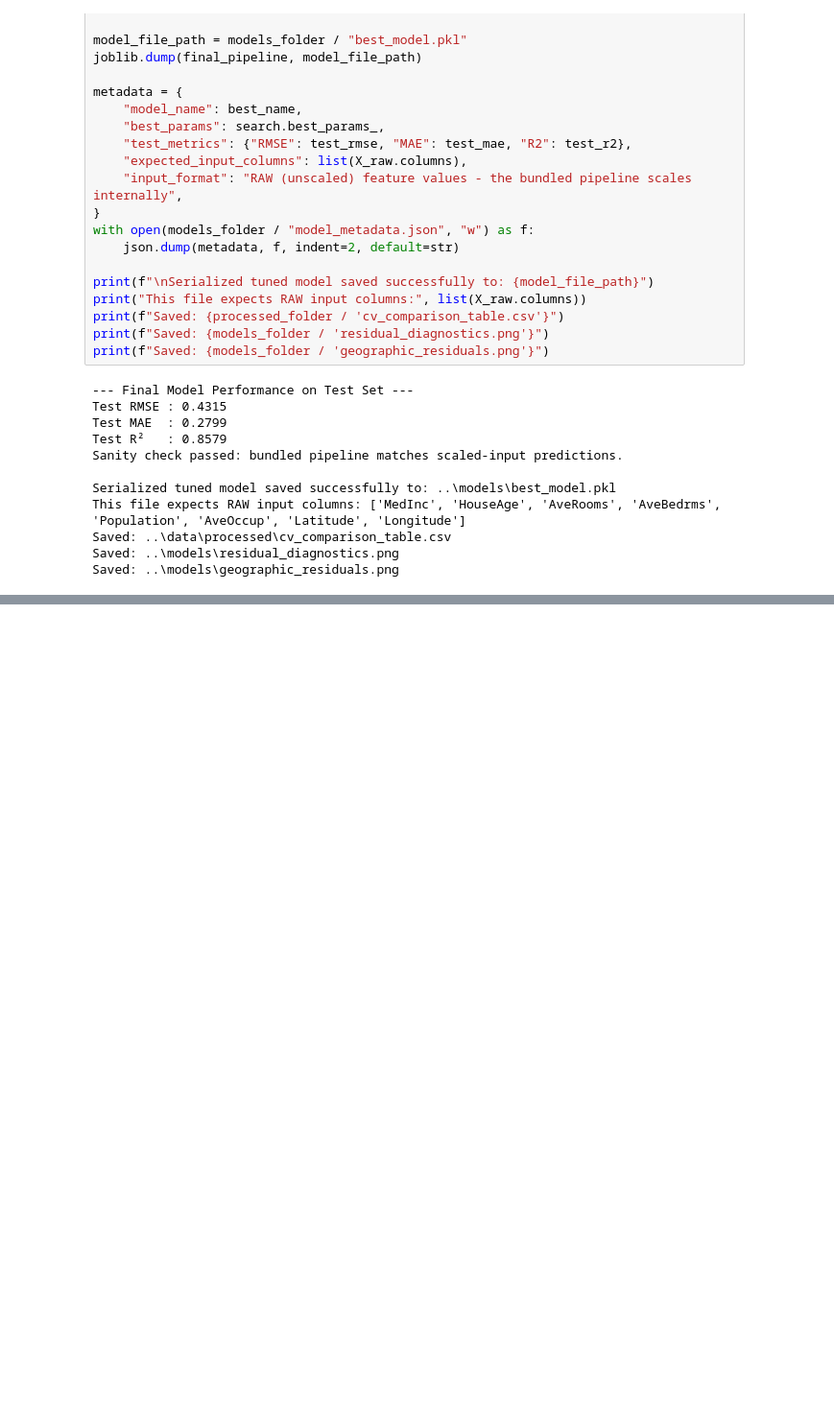
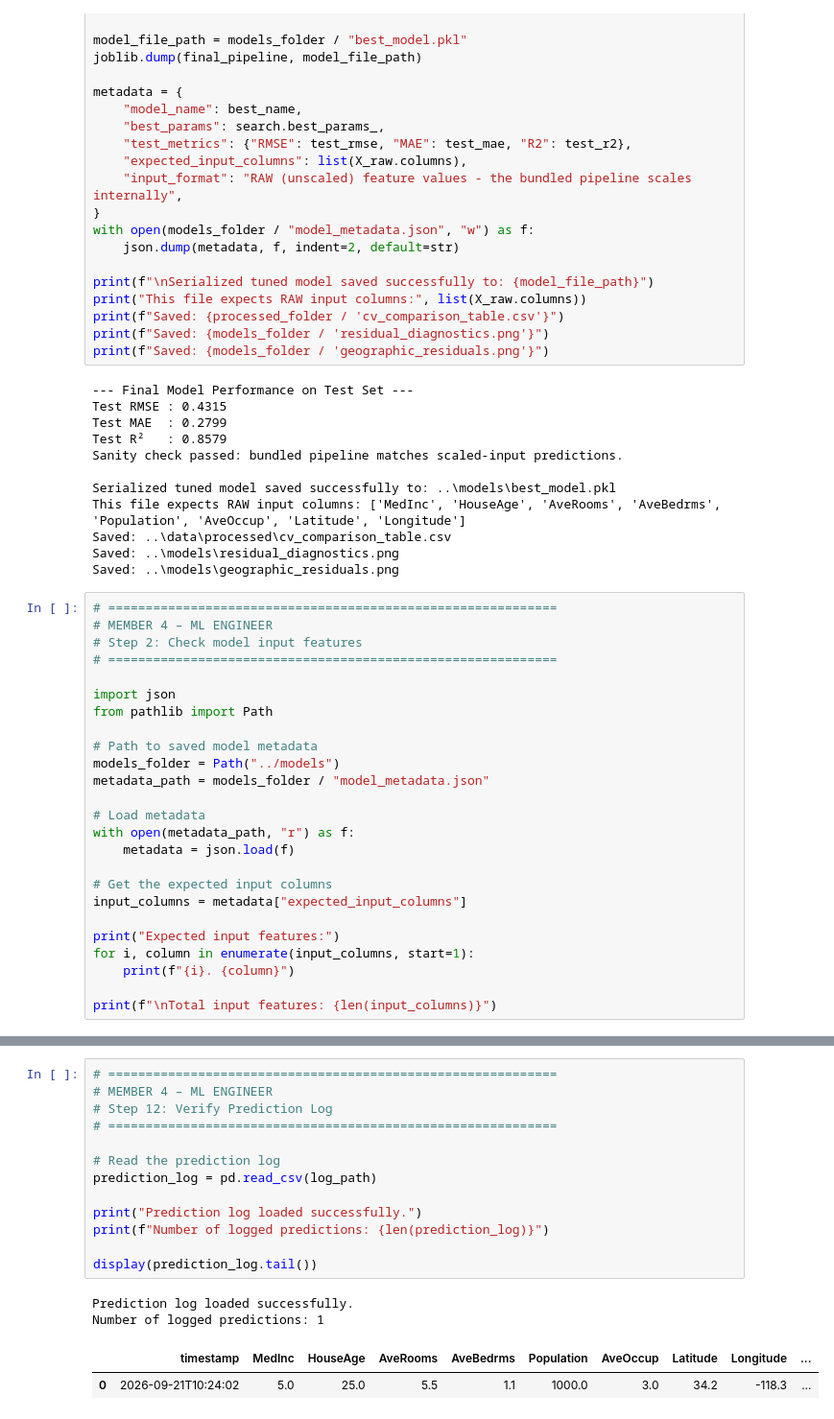
Before and after one commit to gautamivdesai/ML-Final-Lab-Group-10, a Jupyter notebook: notebooks/ML_Project.ipynb, the cells around one changed output, grey strips where cells are left out. Shown at 96% size. Drawn from its saved outputs; the diff is of its cells as text; blank space fills up the shorter version.

```diff
--- a/notebooks/ML_Project.ipynb
+++ b/notebooks/ML_Project.ipynb
@@ -1576,3 +1576,28 @@ This file expects RAW input columns: ['MedInc', 'HouseAge', 'AveRooms', 'AveBedr
 Saved: ..\data\processed\cv_comparison_table.csv
 Saved: ..\models\residual_diagnostics.png
 Saved: ..\models\geographic_residuals.png
+# %%
+# ============================================================
+# MEMBER 4 – ML ENGINEER
+# Step 2: Check model input features
+# ============================================================
+
+import json
+from pathlib import Path
+
+# Path to saved model metadata
+models_folder = Path("../models")
+metadata_path = models_folder / "model_metadata.json"
+
+# Load metadata
+with open(metadata_path, "r") as f:
+    metadata = json.load(f)
+
+# Get the expected input columns
+input_columns = metadata["expected_input_columns"]
+
+print("Expected input features:")
+for i, column in enumerate(input_columns, start=1):
+    print(f"{i}. {column}")
+
+print(f"\nTotal input features: {len(input_columns)}")
@@ -1578,0 +2037,18 @@ Saved: ..\models\geographic_residuals.png
+# %%
+# ============================================================
+# MEMBER 4 – ML ENGINEER
+# Step 12: Verify Prediction Log
+# ============================================================
+
+# Read the prediction log
+prediction_log = pd.read_csv(log_path)
+
+print("Prediction log loaded successfully.")
+print(f"Number of logged predictions: {len(prediction_log)}")
+
+display(prediction_log.tail())
+# %% [output]
+Prediction log loaded successfully.
+Number of logged predictions: 1
+|  | timestamp | MedInc | HouseAge | AveRooms | AveBedrms | Population | AveOccup | Latitude | Longitude | ... |
+| 0 | 2026-09-21T10:24:02 | 5.0 | 25.0 | 5.5 | 1.1 | 1000.0 | 3.0 | 34.2 | -118.3 | ... |
```
Also changed, not shown: parts of 22 cells of this notebook, 2 other files.
